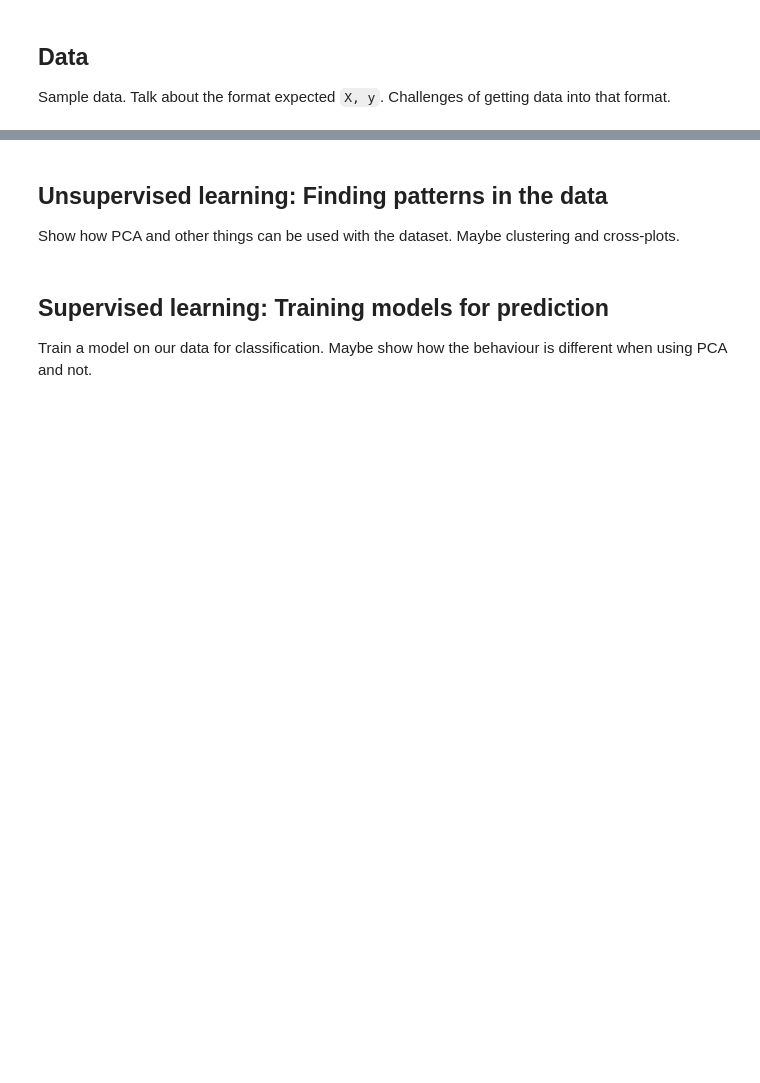
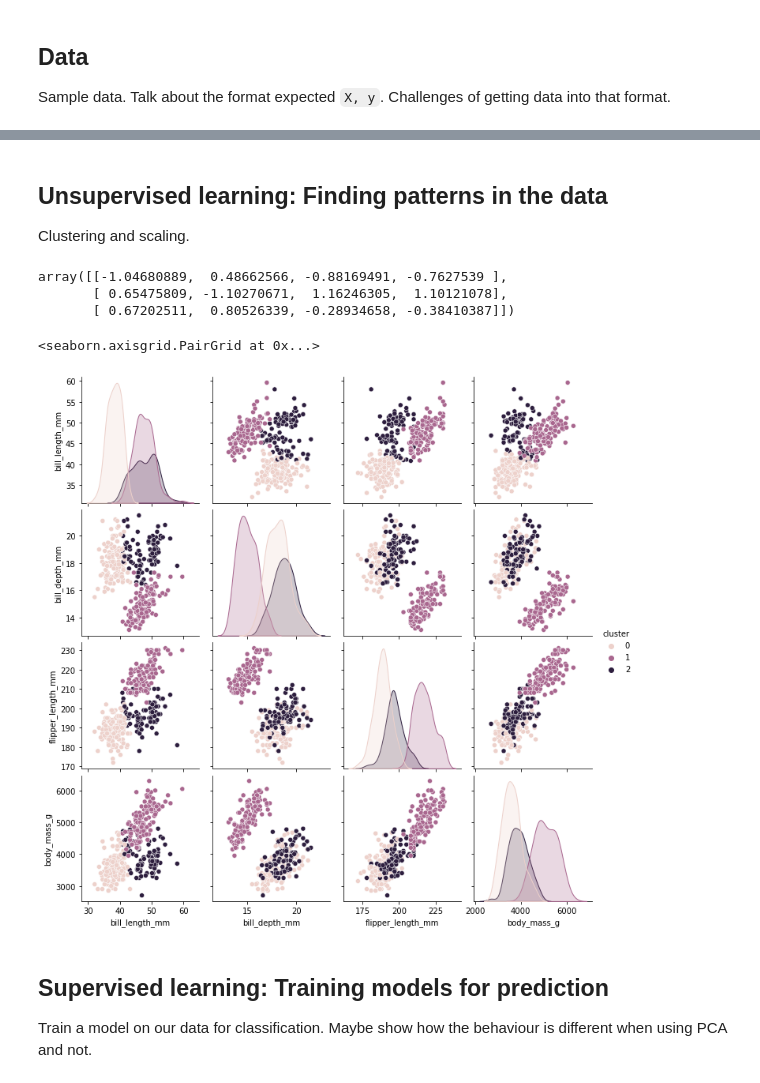
Before and after one commit to leouieda/ml-intro, a Jupyter notebook: introduction.ipynb, the cells around one changed output, grey strips where cells are left out. Drawn from its saved outputs; the diff is of its cells as text; code cells hidden in the pictures; blank space fills up the shorter version.

```diff
--- a/introduction.ipynb
+++ b/introduction.ipynb
@@ -147,4 +200,4 @@ KeyboardInterrupt:
 # %% [markdown]
 ## Unsupervised learning: Finding patterns in the data
 
-Show how PCA and other things can be used with the dataset. Maybe clustering and cross-plots.
+Clustering and scaling.
@@ -151,3 +212,16 @@ Show how PCA and other things can be used with the dataset. Maybe clustering and
+# %%
+kmeans.cluster_centers_
+# %% [output]
+array([[-1.04680889,  0.48662566, -0.88169491, -0.7627539 ],
+       [ 0.65475809, -1.10270671,  1.16246305,  1.10121078],
+       [ 0.67202511,  0.80526339, -0.28934658, -0.38410387]])
+# %%
+data = data.assign(cluster=cluster_labels)
+# %%
+sns.pairplot(data, hue="cluster")
+# %% [output]
+<seaborn.axisgrid.PairGrid at 0x...>
+[figure, added]
 # %% [markdown]
 ## Supervised learning: Training models for prediction
 
```
Also changed, not shown: parts of 29 cells of this notebook.
